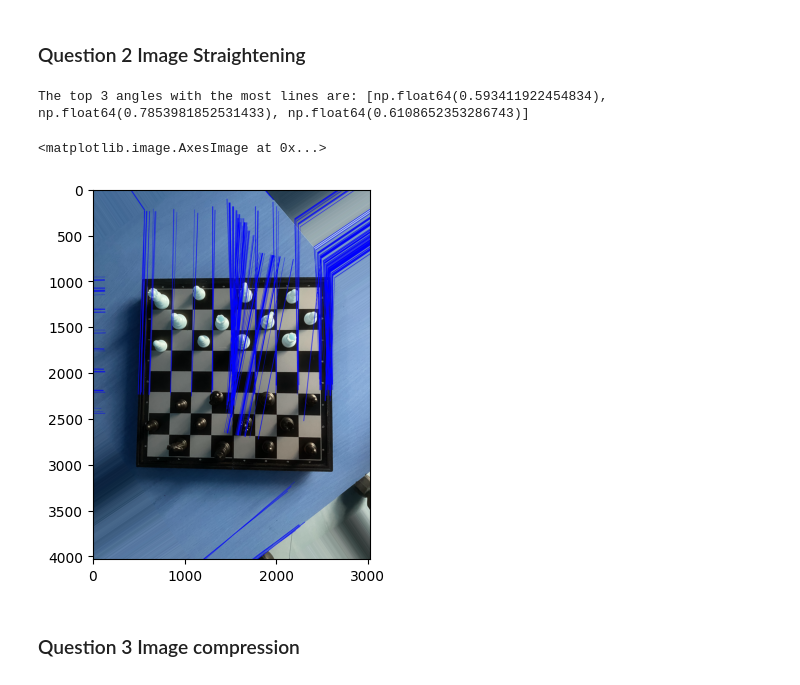
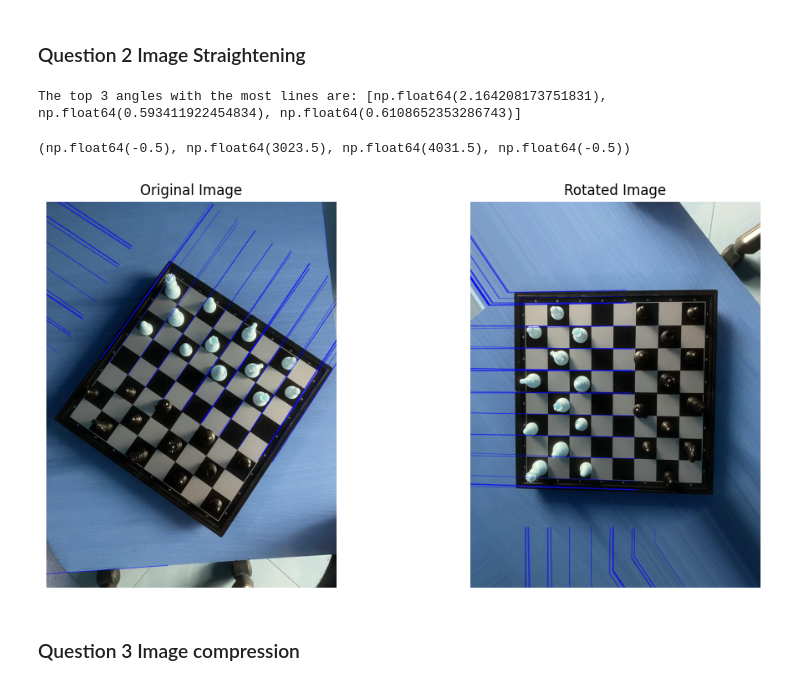
Before and after one commit to kkipngenokoech/Applied-Computer-Vision, a Jupyter notebook: Homework 2/starter_notebook.ipynb, the cells around one changed output. Drawn from its saved outputs; the diff is of its cells as text; code cells hidden in the pictures.

Commit message:
lines detected

```diff
--- a/Homework 2/starter_notebook.ipynb
+++ b/Homework 2/starter_notebook.ipynb
@@ -48,27 +125,39 @@ The number of objects in the image with objects touching each other is: 10
 ### Question 2 Image Straightening
 # %%
 
-def find_lines(image_path):
+def find_lines(image_path, SOBEL=False):
     # Load the image using opencv
     img = cv2.imread(image_path)
     # Convert the img to grayscale
     gray = cv2.cvtColor(img, cv2.COLOR_BGR2GRAY)
     # Preprocessing Steps
     # Apply Gaussian Blur
-    blurred = cv2.GaussianBlur(gray, (5, 5), 0)
+    blurred = cv2.GaussianBlur(gray, (11, 11), 0)
     # Contrast Enhancement using CLAHE
-    clahe = cv2.createCLAHE(clipLimit=2.0, tileGridSize=(8, 8))
+    clahe = cv2.createCLAHE(clipLimit=2.0, tileGridSize=(4, 4))
     enhanced = clahe.apply(blurred)
     # Apply Canny Edge Detection
-    edges = cv2.Canny(enhanced, 50, 150)
+    if SOBEL:
+        # Apply Sobel Operator
+        sobelx = cv2.Sobel(enhanced, cv2.CV_64F, 1, 0, ksize=5)
+        sobely = cv2.Sobel(enhanced, cv2.CV_64F, 0, 1, ksize=5)
+        edges = np.sqrt(sobelx ** 2 + sobely ** 2)
+        edges = np.uint8(edges)
+    else:
+        edges = cv2.Canny(enhanced, 50, 100)
     #Optional to enhance the edges using morphological operations. Should be applied with care
     # Apply Morphological Operations (Dilation + Erosion)
     # kernel = #Not implemented
+    kernel = np.ones((5, 5), np.uint8)
     # dilated = #not implemented
+    dilated = cv2.dilate(edges, kernel, iterations=1)
     # eroded = #Not implemented
+    eroded = cv2.erode(dilated, kernel, iterations=1)
     # Apply Hough Transform to detect lines
+
     # This returns an array of r and theta values
-    lines = cv2.HoughLines(edges, 1, np.pi / 180, 200)
+    lines = cv2.HoughLines(edges, 1, np.pi / 180, 300)
+    # it returns the r and theta values of the detected lines
     # The below for loop runs till r and theta values
     # are in the range of the 2d array
     angles_count = {}
@@ -97,33 +186,42 @@ def find_lines(image_path):
         # Draw the line on the image
         cv2.line(img, (x1, y1), (x2, y2), (0, 0, 255), 2)
     cv2.imwrite('linesDetected.jpg', img)
-    # return the angles_count dictionary
+    #  returns the angles_count dictionary, which keeps track of how many lines correspond to each angle (θ):
     return angles_count
 
 
-angles_count = find_lines('q2_data/2b.jpg')
+angles_count = find_lines('q2_data/2b.jpg', False)
 top_3_angles = sorted(angles_count, key=angles_count.get, reverse=True)[:3]
 print(f"The top 3 angles with the most lines are: {top_3_angles}")
 img = cv2.imread('linesDetected.jpg')
 # %% [output]
-The top 3 angles with the most lines are: [np.float64(0.593411922454834), np.float64(0.7853981852531433), np.float64(0.6108652353286743)]
+The top 3 angles with the most lines are: [np.float64(2.164208173751831), np.float64(0.593411922454834), np.float64(0.6108652353286743)]
 # %%
 # convert top angle go degrees for rotation
 angle = top_3_angles[0] * 180 / np.pi
 # %%
 def rotate_image(image, angle):
     (h, w) = image.shape[:2]
     center = (w // 2, h // 2)
 
     rotation_matrix = cv2.getRotationMatrix2D(center, angle, 1.0)
     rotated = cv2.warpAffine(image, rotation_matrix, (w, h), flags=cv2.INTER_LINEAR, borderMode=cv2.BORDER_REPLICATE)
     return rotated
 rot_img = rotate_image(img, angle)
 #show rot_img
+
+plt.figure(figsize=(12, 6))
+plt.subplot(1, 2, 1)
+plt.title("Original Image")
+plt.imshow(img)
+plt.axis('off')
+plt.subplot(1, 2, 2)
+plt.title("Rotated Image")
 plt.imshow(rot_img,cmap='gray')
+plt.axis('off')
 # %% [output]
-<matplotlib.image.AxesImage at 0x...>
+(np.float64(-0.5), np.float64(3023.5), np.float64(4031.5), np.float64(-0.5))
-[figure, old version]
+[figure, new version]
 # %% [markdown]
 ### Question 3 Image compression
 # %%
```
Also changed, not shown: parts of 6 cells of this notebook, 1 other file.
